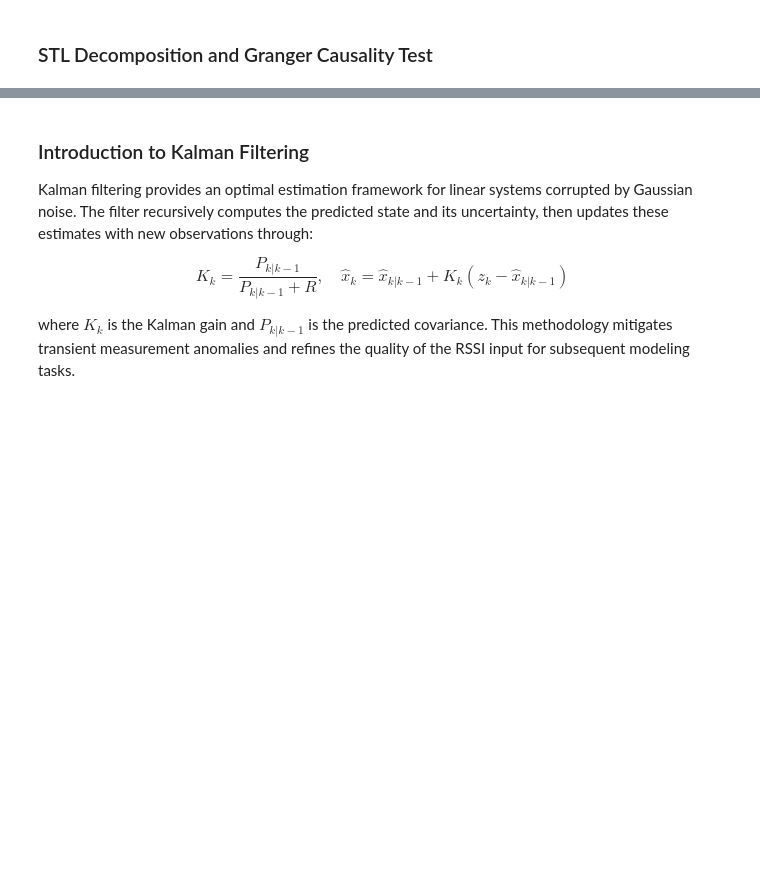
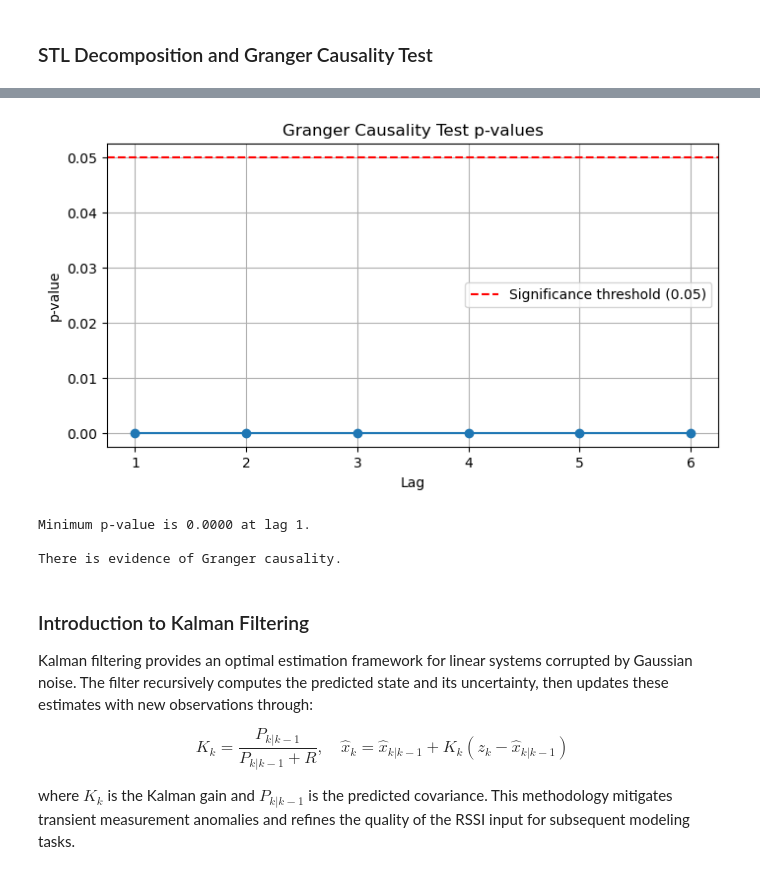
Before and after one commit to nahshonmokua/EnviKal-Loc, a Jupyter notebook: Localization Analysis.ipynb, the cells around one changed output, grey strips where cells are left out. Saved outputs shown, nothing was run; the diff lists cells and outputs as text; code cells hidden in the pictures; blank space fills up the shorter version.

Commit message:
Improving on STL Decomposition and Granger Causality Test: Extracting P-Values

```diff
--- a/Localization Analysis.ipynb
+++ b/Localization Analysis.ipynb
@@ -128,3 +120,60 @@ with contextlib.redirect_stdout(io.StringIO()):
+# %%
+# -----------------------------
+# Prepare data for Granger causality test
+# -----------------------------
+gc_data = pd.DataFrame({
+    'RSSI': train_df.groupby(pd.Grouper(key='time', freq='1h'))['rssi'].mean(),
+    'Humidity': humidity_series
+}).dropna()
+
+# -----------------------------
+# Run Granger causality test and capture output
+# -----------------------------
+with contextlib.redirect_stdout(io.StringIO()):
+    gc_results = grangercausalitytests(gc_data[['RSSI', 'Humidity']], maxlag=6)
+
+# -----------------------------
+# Extract p-values and plot them
+# -----------------------------
+lags = range(1, 7)  # lags 1 to 6
+p_values = []
+
+for lag in lags:
+    # Extract p-value from the ssr-based F test.
+    # The returned structure is a tuple; index 0 holds a dictionary of statistics;
+    # for 'ssr_ftest', the second element is the p-value.
+    p = gc_results[lag][0]['ssr_ftest'][1]
+    p_values.append(p)
+
+# Create a plot of p-values versus lag
+plt.figure(figsize=(8, 4))
+plt.plot(list(lags), p_values, marker='o')
+plt.axhline(y=0.05, color='red', linestyle='--', label='Significance threshold (0.05)')
+plt.xlabel('Lag')
+plt.ylabel('p-value')
+plt.title('Granger Causality Test p-values')
+plt.legend()
+plt.grid(True)
+plt.show()
+# %% [output]
+[figure, added]
+# %%
+# -----------------------------
+# Additional summary analysis: determine the minimum p-value across all lags
+# -----------------------------
+lag_pvalues = {lag: gc_results[lag][0]['ssr_ftest'][1] for lag in lags}
+min_pvalue = min(lag_pvalues.values())
+min_lag = min(lag_pvalues, key=lag_pvalues.get)
+print(f"Minimum p-value is {min_pvalue:.4f} at lag {min_lag}.")
+
+if min_pvalue < 0.05:
+    print("\nThere is evidence of Granger causality.")
+else:
+    print("\nNo significant Granger causality detected.")
+# %% [output]
+Minimum p-value is 0.0000 at lag 1.
+
+There is evidence of Granger causality.
 # %% [markdown]
 ### Introduction to Kalman Filtering
 
```
Also changed, not shown: parts of 2 cells of this notebook.
